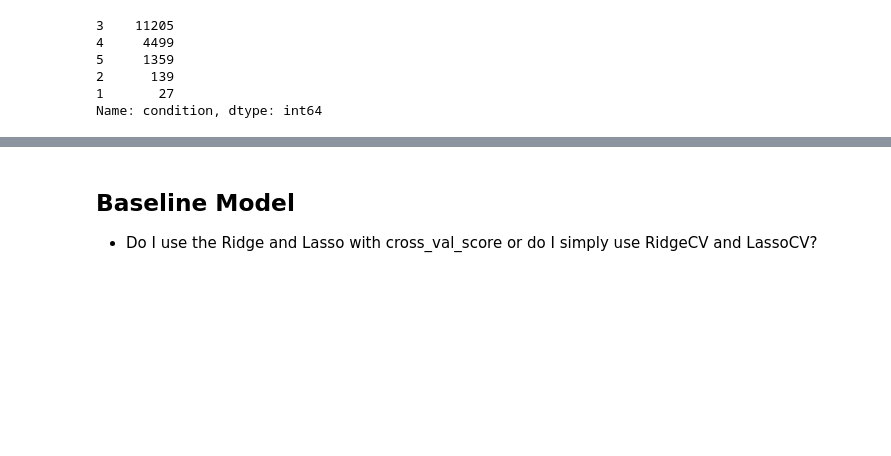
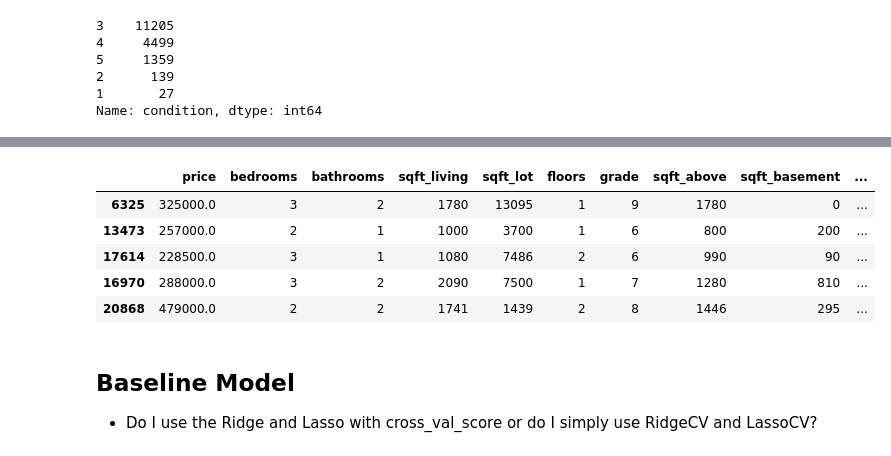
Before and after one commit to Louis-Bad/MSc_Concepts_of_AI, a Jupyter notebook: notebooks/Regression Analysis.ipynb, the cells around one changed output, grey strips where cells are left out. Cells and saved outputs as stored; diff of their text form; code cells hidden in the pictures; blank space fills up the shorter version.

```diff
--- a/notebooks/Regression Analysis.ipynb
+++ b/notebooks/Regression Analysis.ipynb
@@ -303,2 +378,22 @@ Name: condition, dtype: int64
+# %%
+# For more simplicity so that I don't have to deal with defining the difference between a house that had been renovated that year and one that
+# had never been renovated I may just convert this feature into a binary variable akin to 'renovated in the past 10 years' & 'past 5 years'
+
+# Create new binary columns that specify whether the house has been renovated within 10 years and 5 years, respectively.
+renovated_within(data=price_df, yrs_within=10)
+renovated_within(data=price_df, yrs_within=5)
+
+# Reorder columns such that the new columns above immediately follow the 'yr_renovated' column
+reorder_col(data=price_df, col_name='renovated_within_10_yrs', after='yr_renovated')
+reorder_col(data=price_df, col_name='renovated_within_5_yrs', after='renovated_within_10_yrs')
+
+price_df.head()
+# %% [output]
+|  | price | bedrooms | bathrooms | sqft_living | sqft_lot | floors | grade | sqft_above | sqft_basement | ... |
+| 6325 | 325000.0 | 3 | 2 | 1780 | 13095 | 1 | 9 | 1780 | 0 | ... |
+| 13473 | 257000.0 | 2 | 1 | 1000 | 3700 | 1 | 6 | 800 | 200 | ... |
+| 17614 | 228500.0 | 3 | 1 | 1080 | 7486 | 2 | 6 | 990 | 90 | ... |
+| 16970 | 288000.0 | 3 | 2 | 2090 | 7500 | 1 | 7 | 1280 | 810 | ... |
+| 20868 | 479000.0 | 2 | 2 | 1741 | 1439 | 2 | 8 | 1446 | 295 | ... |
 # %%
 ######################## Check continuous variables for any inconsistencies or glaring outliers and scale them ########################
```
Also changed, not shown: parts of 11 cells of this notebook.
